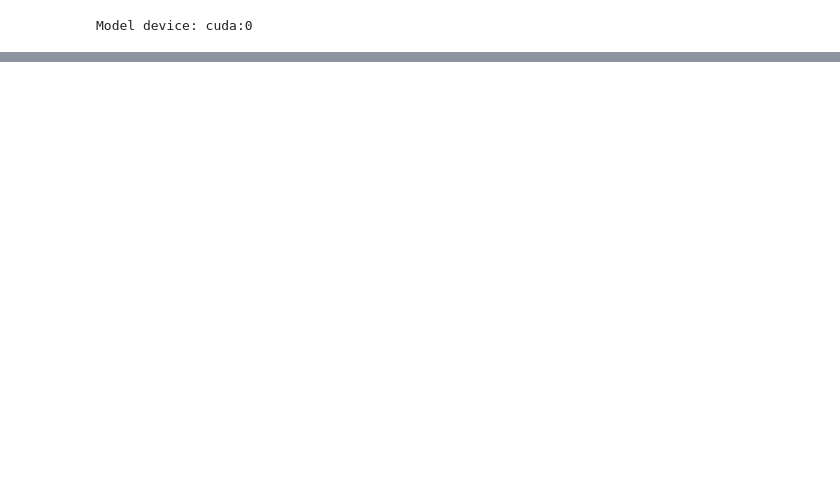
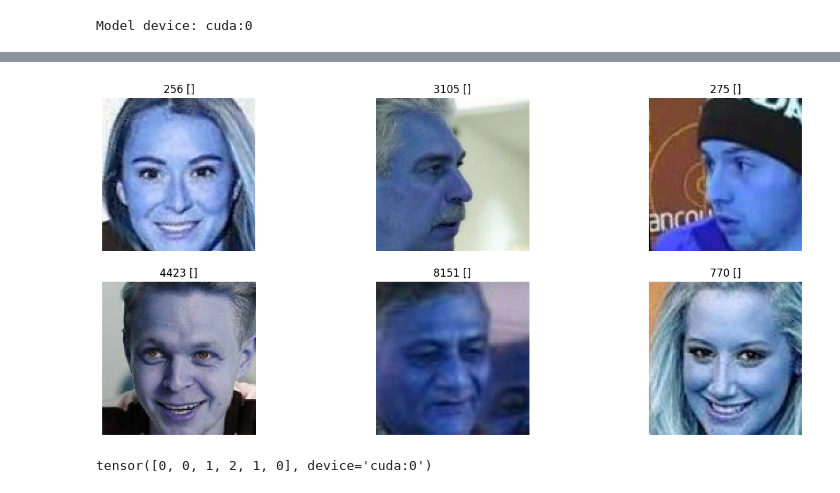
Before and after one commit to ictseoyoungmin/BoN_Lab, a Jupyter notebook: BoN_pytorch.ipynb, the cells around one changed output, grey strips where cells are left out. Cells and saved outputs as stored; diff of their text form; code cells hidden in the pictures; blank space fills up the shorter version.

```diff
--- a/BoN_pytorch.ipynb
+++ b/BoN_pytorch.ipynb
@@ -470,0 +578,14 @@ f1
+# %%
+samples = sample_from_derectory(r"C:\Users\asiclab06\Datasets\faces_vgg_112x112\imgs",['unknown','1','2'])
+# %% [output]
+[figure, added]
+# %%
+c.eval()
+inp = torch.from_numpy(samples/255)
+inp = inp.permute(0,3,1,2).float().to('cuda:0')
+inp = transforms.Normalize(mean=[0.5,0.5,0.5],std=[0.5,0.5,0.5])(inp)
+preds = torch.softmax(c(inp),1)
+preds = torch.argmax(preds,1)
+preds
+# %% [output]
+tensor([0, 0, 1, 2, 1, 0], device='cuda:0')
```
Also changed, not shown: parts of 16 cells of this notebook.
